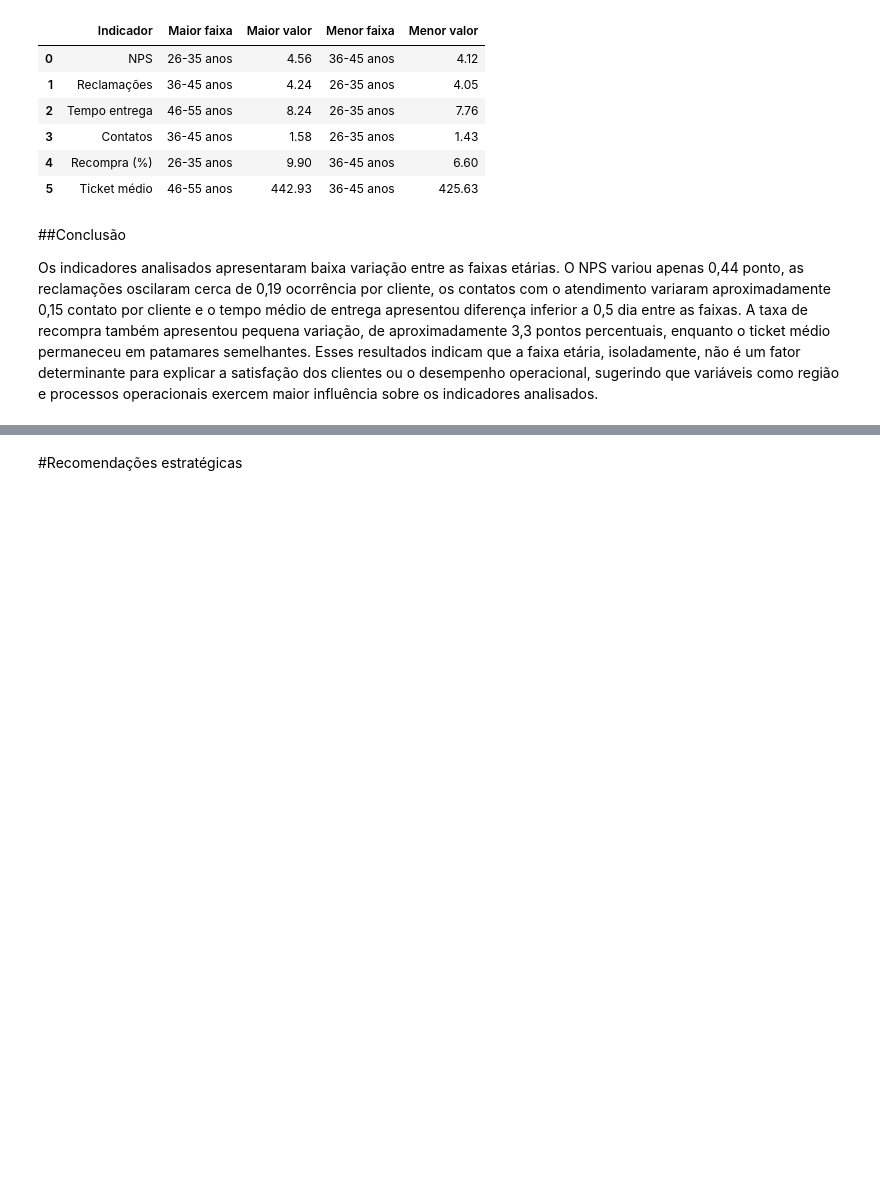
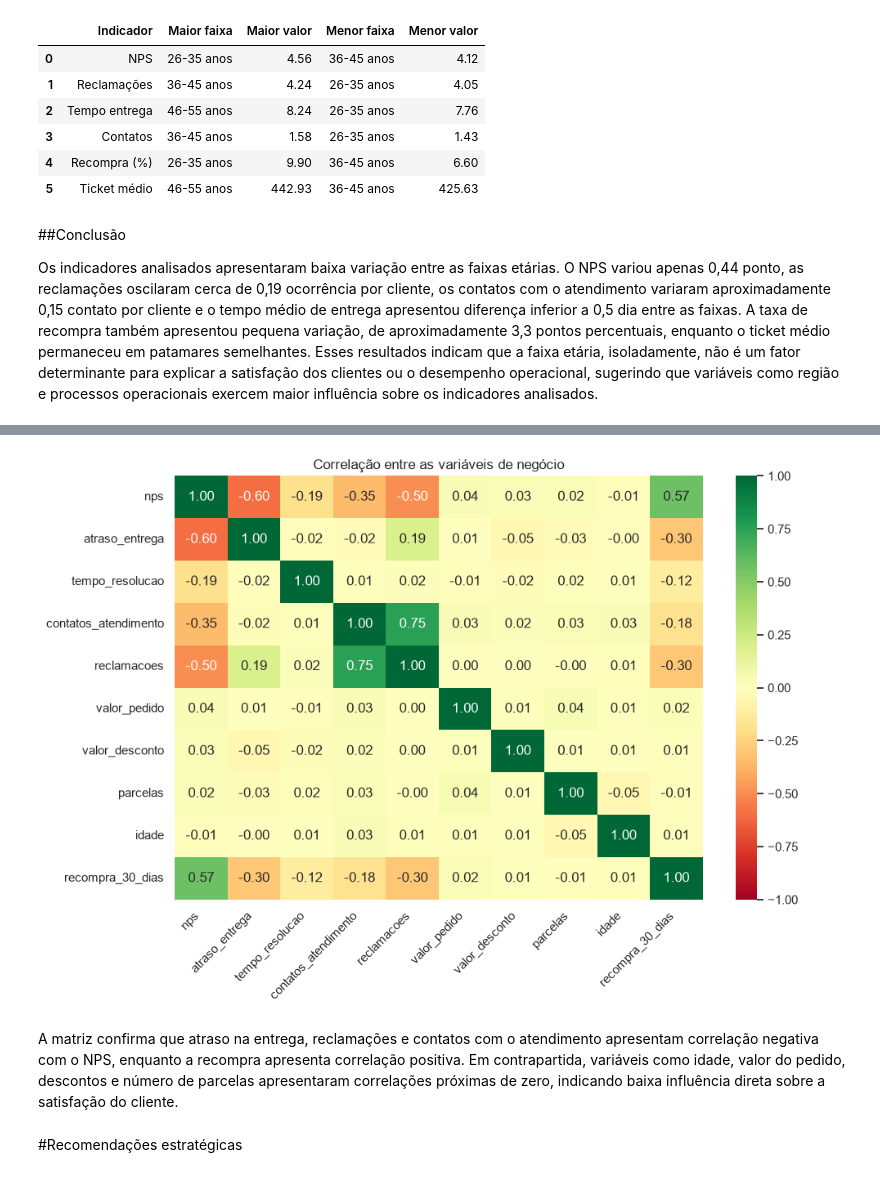
Before and after one commit to suelenpaulapramos/TechChallenge-NPS, a Jupyter notebook: notebooks/01_Analise_NPS.ipynb, the cells around one changed output, grey strips where cells are left out. Cells and saved outputs as stored; diff of their text form; code cells hidden in the pictures; blank space fills up the shorter version.

Commit message:
Adição de correlação

```diff
--- a/notebooks/01_Analise_NPS.ipynb
+++ b/notebooks/01_Analise_NPS.ipynb
@@ -1289,3 +1319,44 @@ Os indicadores analisados apresentaram baixa variação entre as faixas etárias
+# %%
+variaveis = df[
+    [
+        'nps',
+        'atraso_entrega',
+        'tempo_resolucao',
+        'contatos_atendimento',
+        'reclamacoes',
+        'valor_pedido',
+        'valor_desconto',
+        'parcelas',
+        'idade',
+        'recompra_30_dias'
+    ]
+]
+
+corr = variaveis.corr()
+
+plt.figure(figsize=(10,7))
+
+sns.heatmap(
+    corr,
+    annot=True,
+    cmap='RdYlGn',
+    center=0,
+    vmin=-1,
+    vmax=1,
+    fmt='.2f'
+)
+
+plt.xticks(rotation=45, ha='right')
+plt.yticks(rotation=0)
+
+plt.title('Correlação entre as variáveis de negócio')
+
+plt.tight_layout()
+plt.show()
+# %% [output]
+[figure, added]
+# %% [markdown]
+A matriz confirma que atraso na entrega, reclamações e contatos com o atendimento apresentam correlação negativa com o NPS, enquanto a recompra apresenta correlação positiva. Em contrapartida, variáveis como idade, valor do pedido, descontos e número de parcelas apresentaram correlações próximas de zero, indicando baixa influência direta sobre a satisfação do cliente.
 # %% [markdown]
 #Recomendações estratégicas
 # %% [markdown]
```
Also changed, not shown: parts of 4 cells of this notebook.
